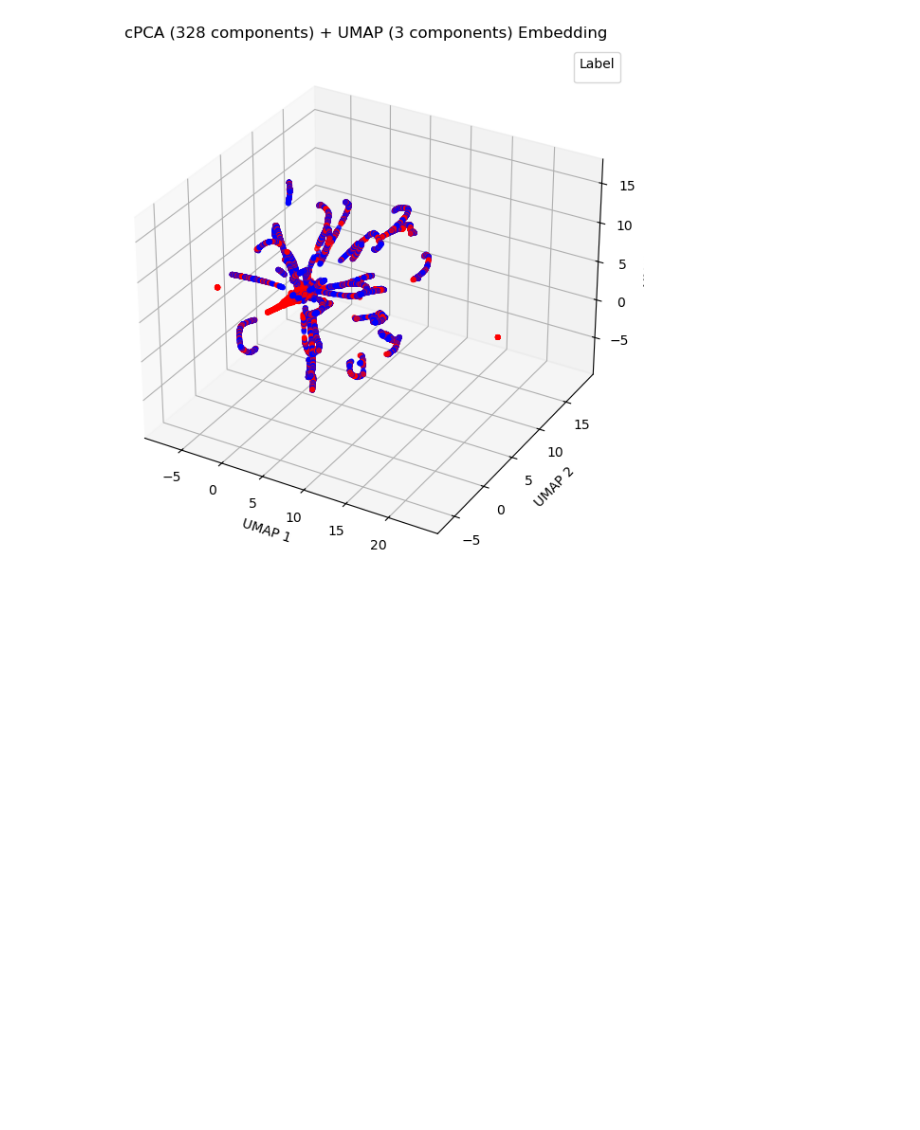
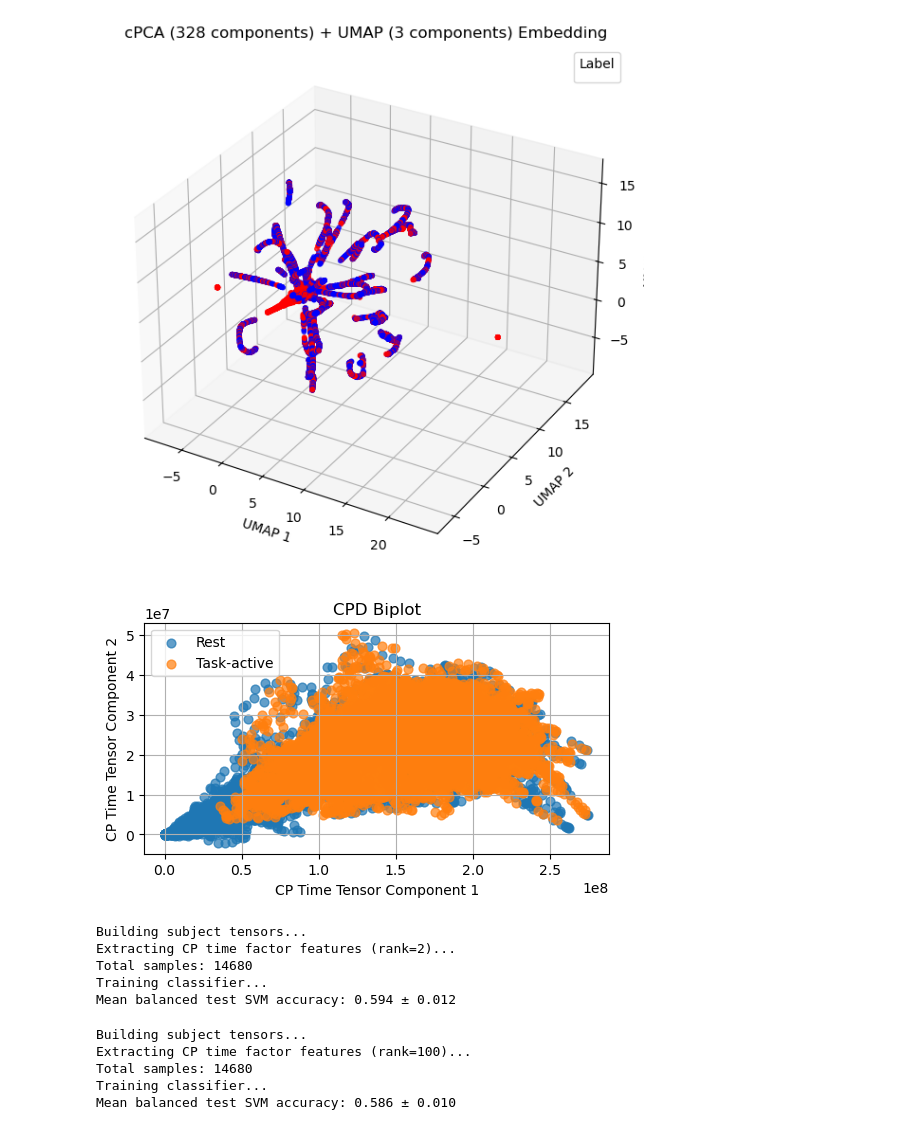
Before and after one commit to kinichen/dFC_task_presence, a Jupyter notebook: dim_reduction_visual.ipynb, the cells around one changed output. Drawn from its saved outputs; the diff is of its cells as text; code cells hidden in the pictures; blank space fills up the shorter version.

```diff
--- a/dim_reduction_visual.ipynb
+++ b/dim_reduction_visual.ipynb
@@ -78,16 +92,30 @@ Text(0.5, 1.0, 'Covariance Matrix for PCA Eigendecomposition')
 # X_0 = X[subj_label == subj_label[0]] # filter using mask of length obs_total
 # y_0 = y[subj_label == subj_label[0]]
 # %%
-# Scatter biplot of PC1 vs PC2. Each point represents a dFC matrix object.
-def biplot(X, labels=None, filtered=False):
+# Scatter biplot. Each point represents a dFC matrix object.
+def biplot(X, labels=None, filtered=False, technique="PCA"):
 	# filtered is for in the future if done some feature selection
-	pipeline = make_pipeline(StandardScaler(),
-						 PCA(n_components=2))
-	X_pca = pipeline.fit_transform(X)
-	pca = pipeline.named_steps["pca"] # access PCA object
-	explained_var = pca.explained_variance_ratio_
+	plt.figure(figsize=(6, 3))
 
-	plt.figure(figsize=(6, 3))
+	if technique == "PCA":
+		pipeline = make_pipeline(StandardScaler(),
+							PCA(n_components=2))
+		X_reduced = pipeline.fit_transform(X)
+		pca = pipeline.named_steps["pca"] # access PCA object
+		explained_var = pca.explained_variance_ratio_
+		plt.xlabel(f"PC1 ({explained_var[0]*100:.1f}%)")
+		plt.ylabel(f"PC2 ({explained_var[1]*100:.1f}%)")
+
+	elif technique == "CPD": # Canonical Polyadic Decomposition
+		subj_tensor_dict = build_subject_tensors(X, subj_label)
+		time_X, time_y = extract_time_factors_cp(subj_tensor_dict, subj_label, labels, cp_rank=2)
+		X_reduced = time_X	# time factors
+		labels = time_y	# task labels only for time points valid for CPD
+		plt.xlabel("CP Time Tensor Component 1")
+		plt.ylabel("CP Time Tensor Component 2")
+
+	else:
+		raise ValueError("Technique not implemented. Use PCA or CPD.")
 
 	if labels is not None: # labelling dFC matrices by task-presence
 		unique_labels = [0, 1]
@@ -96,20 +124,17 @@ def biplot(X, labels=None, filtered=False):
 		word_labels = ["Rest", "Task-active"]
 		for i in unique_labels:
 			mask = labels == i
-			plt.scatter(X_pca[mask, 0], X_pca[mask, 1], s=40, alpha=0.7,
+			plt.scatter(X_reduced[mask, 0], X_reduced[mask, 1], s=40, alpha=0.7,
 						label=word_labels[i], color=colors[i])
 	else:
-		plt.scatter(X_pca[:, 0], X_pca[:, 1], s=40, alpha=0.7, color="gray")
+		plt.scatter(X_reduced[:, 0], X_reduced[:, 1], s=40, alpha=0.7, color="gray")
 
 
-	plt.gca().set_aspect('auto')  # default (PC1 and PC2 scaled independently)
-	plt.xlabel(f"PC1 ({explained_var[0]*100:.1f}%)")
-	plt.ylabel(f"PC2 ({explained_var[1]*100:.1f}%)")
-
+	plt.gca().set_aspect('auto')  # default (components scaled independently)
 	if filtered == True:
-		plt.title("Filtered PCA Biplot")
+		plt.title(f"Filtered {technique} Biplot")
 	else:
-		plt.title("PCA Biplot")
+		plt.title(f"{technique} Biplot")
 	if labels is not None:
 		plt.legend()
 	plt.grid(True)
@@ -564,0 +674,4 @@ No artists with labels found to put in legend.  Note that artists whose label st
+# %%
+biplot(X, labels=y, technique="CPD")
+# %% [output]
+[figure, added]
@@ -564,0 +696,17 @@ No artists with labels found to put in legend.  Note that artists whose label st
+# %%
+cp_task_prediction_pipeline(X, subject_ids=subj_label, task_labels=y, cp_rank=2)
+# %% [output]
+Building subject tensors...
+Extracting CP time factor features (rank=2)...
+Total samples: 14680
+Training classifier...
+Mean balanced test SVM accuracy: 0.594 ± 0.012
+# %%
+# max rank 100 because 100 ROIs
+cp_task_prediction_pipeline(X, subject_ids=subj_label, task_labels=y, cp_rank=100)
+# %% [output]
+Building subject tensors...
+Extracting CP time factor features (rank=100)...
+Total samples: 14680
+Training classifier...
+Mean balanced test SVM accuracy: 0.586 ± 0.010
```
Also changed, not shown: parts of 18 cells of this notebook, 1 other file.
